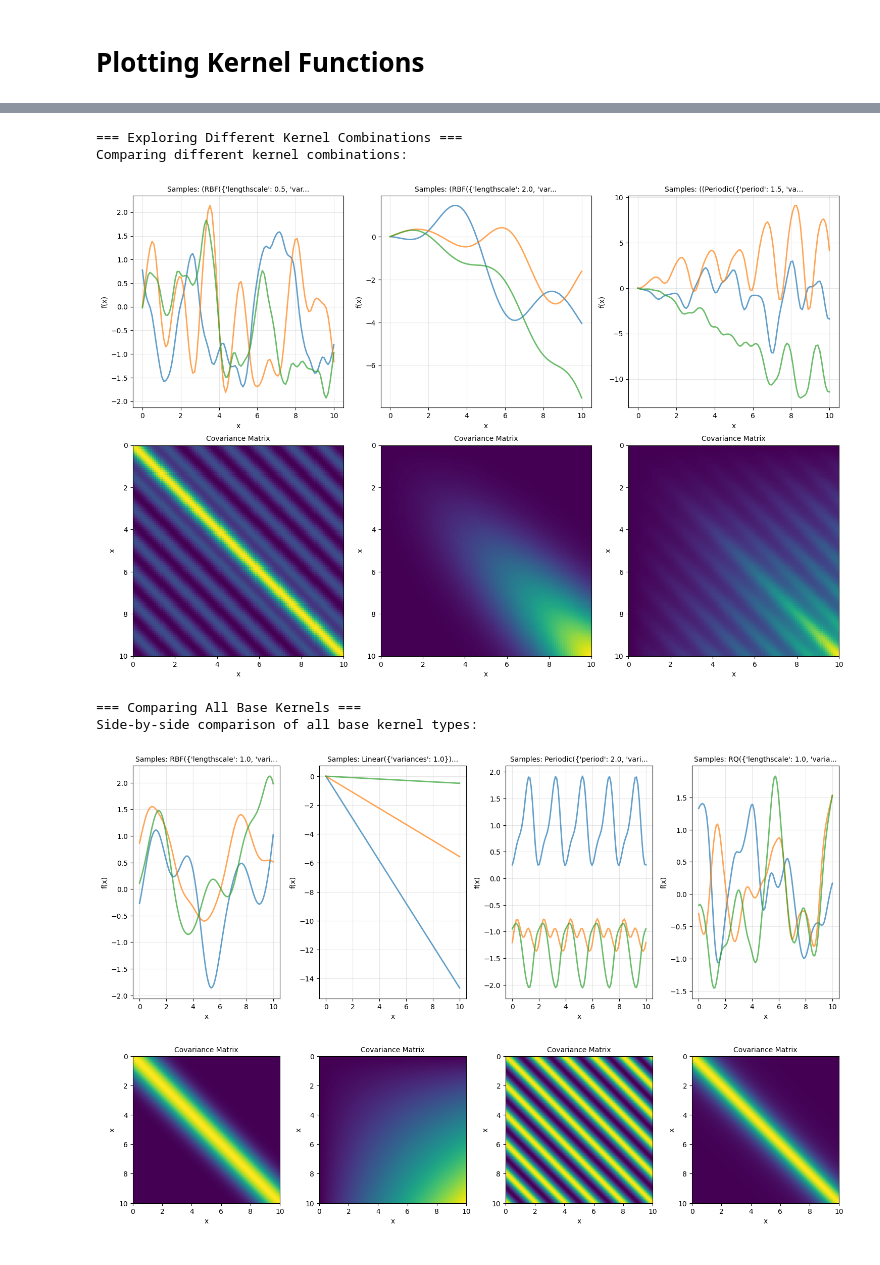
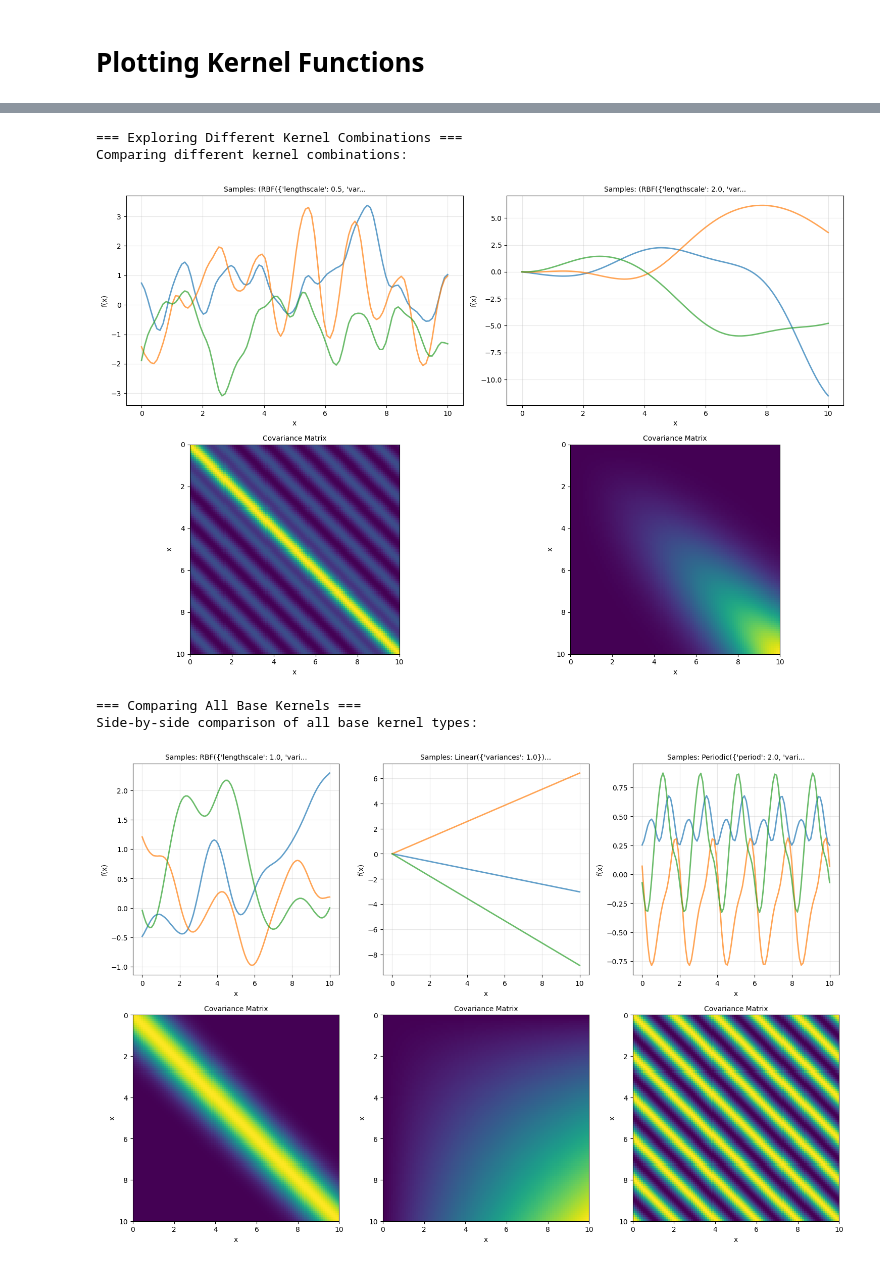
Before and after one commit to anacarolerthal/gpkernel-gfn, a Jupyter notebook: test copy.ipynb, the cells around one changed output, grey strips where cells are left out. Cells and saved outputs as stored; diff of their text form; code cells hidden in the pictures.

```diff
--- a/test copy.ipynb
+++ b/test copy.ipynb
@@ -410,33 +404,31 @@ rbf_short = k.rbf(lengthscale=0.5, variance=1.0)  # Short lengthscale = more wig
 rbf_long = k.rbf(lengthscale=2.0, variance=1.0)   # Long lengthscale = smoother
 periodic = k.periodic(period=1.5, variance=0.8)   # Periodic with period=1.5
 linear = k.linear(variances=0.3)
-rq_kernel = k.rq(lengthscale=1.0, variance=0.5)   # RQ kernel
 
 # Create interesting combinations
 combo1 = rbf_short.add(periodic)  # Smooth + Periodic
 combo2 = rbf_long.multiply(linear)  # Smooth × Linear trend
-combo3 = periodic.add(rq_kernel).multiply(linear)  # Periodic + RQ, modulated by Linear
 
 print("Comparing different kernel combinations:")
-compare_kernels(combo1, combo2, combo3)
+compare_kernels(combo1, combo2)
 # %% [output]
 === Exploring Different Kernel Combinations ===
 Comparing different kernel combinations:
-[figure, old version]
+[figure, new version]
 # %%
 print("=== Comparing All Base Kernels ===")
 
 k = KernelFunction()
 
 # All four base kernels with consistent parameters
 k_rbf = k.rbf(lengthscale=1.0, variance=1.0)
 k_linear = k.linear(variances=1.0)
 k_periodic = k.periodic(period=2.0, variance=1.0)
-k_rq = k.rq(lengthscale=1.0, variance=1.0)
+#k_rq = k.rq(lengthscale=1.0, variance=1.0)
 
 print("Side-by-side comparison of all base kernel types:")
-compare_kernels(k_rbf, k_linear, k_periodic, k_rq)
+compare_kernels(k_rbf, k_linear, k_periodic)
 # %% [output]
 === Comparing All Base Kernels ===
 Side-by-side comparison of all base kernel types:
-[figure, old version]
+[figure, new version]
```
Also changed, not shown: parts of 11 cells of this notebook, 2 other files.
